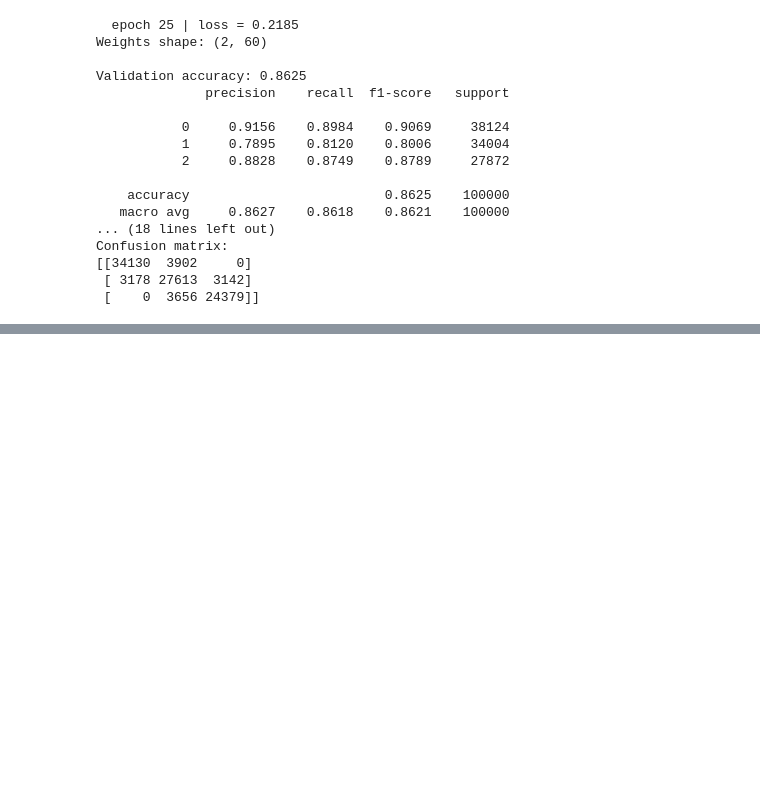
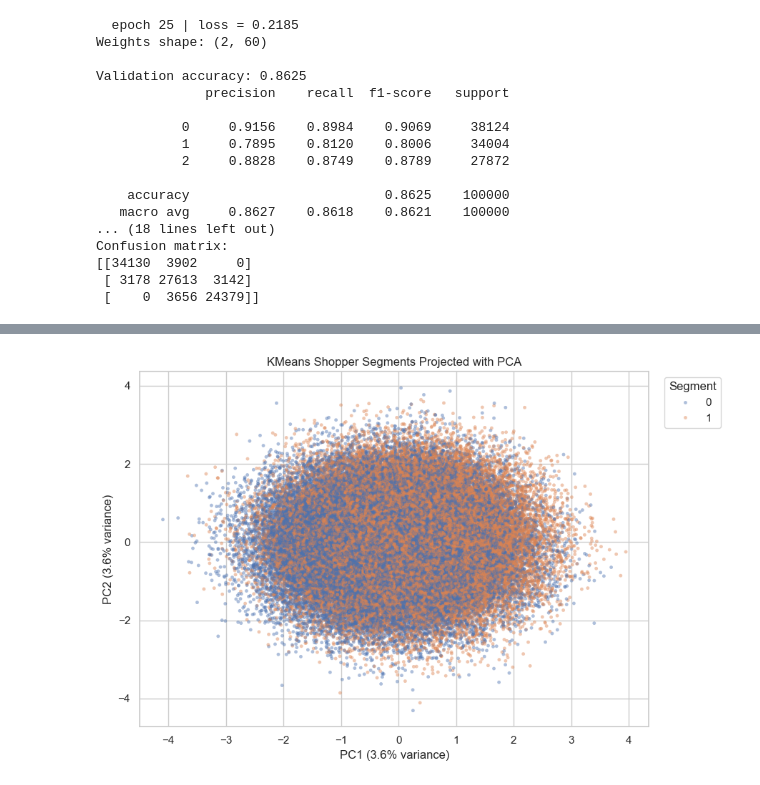
Before and after one commit to Nesma-Osama/E-Commerce-Shopper-Behavior-Amazon-Shopify-Based-, a Jupyter notebook: models.ipynb, the cells around one changed output, grey strips where cells are left out. Saved outputs shown, nothing was run; the diff lists cells and outputs as text; code cells hidden in the pictures; blank space fills up the shorter version.

```diff
--- a/models.ipynb
+++ b/models.ipynb
@@ -193,0 +572,15 @@ Confusion matrix:
+# %%
+kmeans = KMeans(n_clusters=best_k, random_state=RANDOM_STATE, n_init=10)
+kmeans.fit(X_kmeans_sample)
+
+train_cluster_labels = kmeans.predict(np.asarray(X_train_cluster, dtype=np.float32))
+
+segment_counts = (
+    pd.Series(train_cluster_labels, name="segment")
+    .value_counts()
+    .sort_index()
+    .rename_axis("segment")
+    .reset_index(name="user_count")
+)
+segment_counts["percent_of_users"] = (segment_counts["user_count"] / segment_counts["user_count"].sum() * 100).round(2)
+segment_counts
@@ -193,0 +649,20 @@ Confusion matrix:
+# %%
+pca = PCA(n_components=2, random_state=RANDOM_STATE)
+X_kmeans_sample_2d = pca.fit_transform(X_kmeans_sample)
+sample_cluster_labels = kmeans.predict(X_kmeans_sample)
+
+plot_df = pd.DataFrame({
+    "pc1": X_kmeans_sample_2d[:, 0],
+    "pc2": X_kmeans_sample_2d[:, 1],
+    "segment": sample_cluster_labels.astype(str),
+})
+
+plt.figure(figsize=(9, 6))
+sns.scatterplot(data=plot_df, x="pc1", y="pc2", hue="segment", s=12, alpha=0.45, linewidth=0)
+plt.title("KMeans Shopper Segments Projected with PCA")
+plt.xlabel(f"PC1 ({pca.explained_variance_ratio_[0] * 100:.1f}% variance)")
+plt.ylabel(f"PC2 ({pca.explained_variance_ratio_[1] * 100:.1f}% variance)")
+plt.legend(title="Segment", bbox_to_anchor=(1.02, 1), loc="upper left")
+plt.tight_layout()
+# %% [output]
+[figure, added]
```
Also changed, not shown: parts of 24 cells of this notebook.
